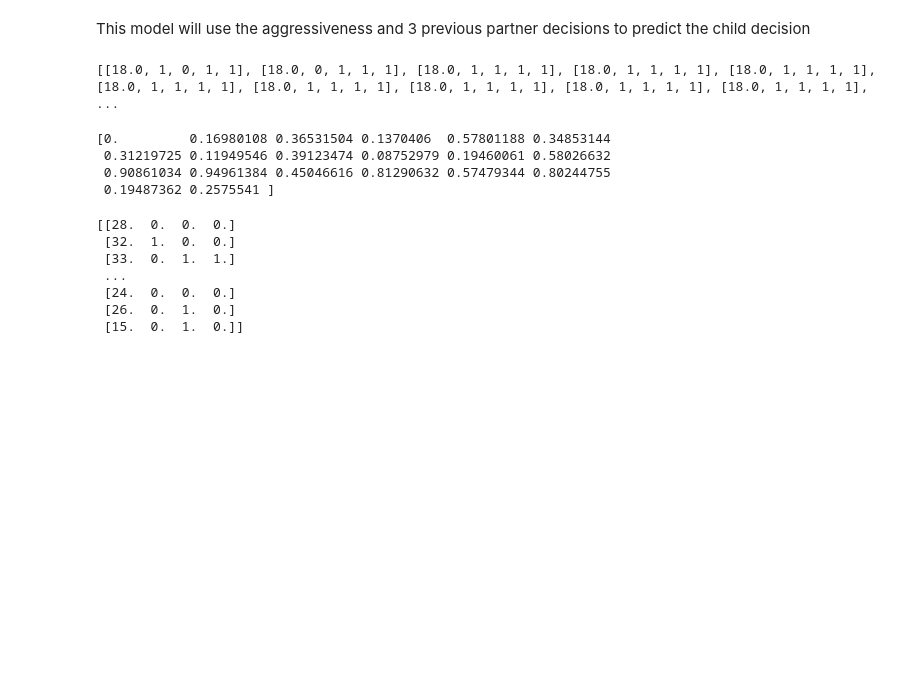
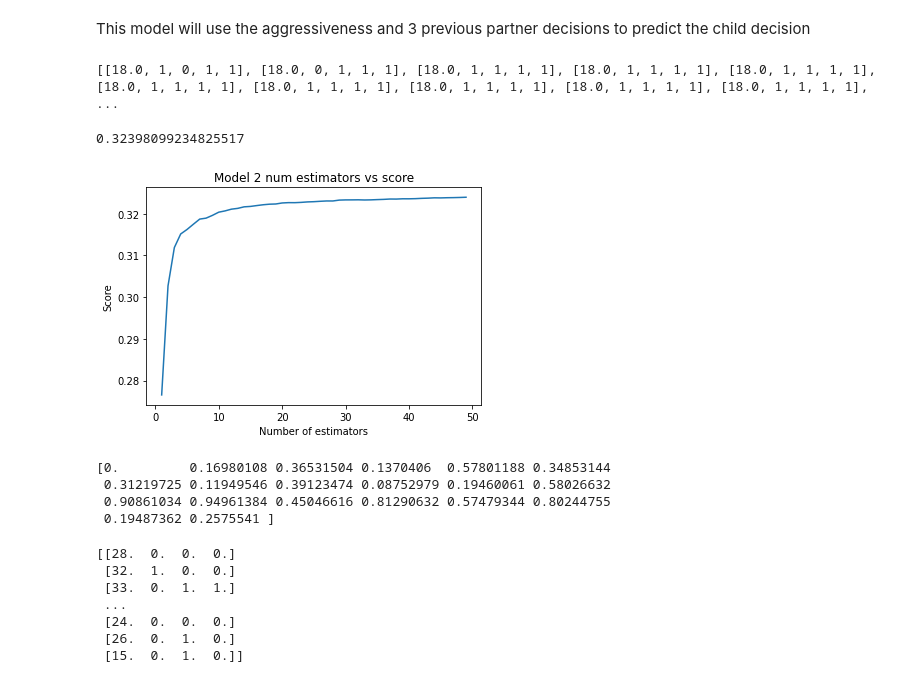
Before and after one commit to BU-Spark/CS506Spring2021Repository, a Jupyter notebook: Drift Diffusion Models of children's interactions in a Repeated Prisoner's Dilemma Game - Team 2/analysis/random_forest.ipynb, the cells around one changed output. Saved outputs shown, nothing was run; the diff lists cells and outputs as text; code cells hidden in the pictures; blank space fills up the shorter version.

```diff
--- a/Drift Diffusion Models of children's interactions in a Repeated Prisoner's Dilemma Game - Team 2/analysis/random_forest.ipynb
+++ b/Drift Diffusion Models of children's interactions in a Repeated Prisoner's Dilemma Game - Team 2/analysis/random_forest.ipynb
@@ -131,9 +148,30 @@ y2 = dft2.iloc[:, 4].values
 # split train and test
 X_train2, X_test2, y_train2, y_test2 = train_test_split(X2, y2, test_size=0.2, random_state=1)
 # %%
-model2 = RandomForestRegressor(n_estimators=200, random_state=0)
+model2 = RandomForestRegressor(n_estimators=50, random_state=0)
 model2.fit(X_train2, y_train2)
 y_pred2 = model2.predict(X_test2)
+print(model2.score(X_train2, y_train2))
+# %% [output]
+0.32398099234825517
+# %%
+# train on different number of estimators and compare the scores
+num_estimators = [i for i in range(1,50)]
+
+scores = []
+
+for i in num_estimators:
+    temp_model = RandomForestRegressor(n_estimators=i, random_state=0)
+    temp_model.fit(X_train2, y_train2)
+    scores.append(temp_model.score(X_train2, y_train2))
+
+plt.plot(num_estimators,scores)
+plt.title("Model 2 num estimators vs score")
+plt.xlabel("Number of estimators")
+plt.ylabel("Score")
+plt.show()
+# %% [output]
+[figure, added]
 # %%
 print(y_pred2[:20])
 # %% [output]
```
Also changed, not shown: parts of 7 cells of this notebook.
